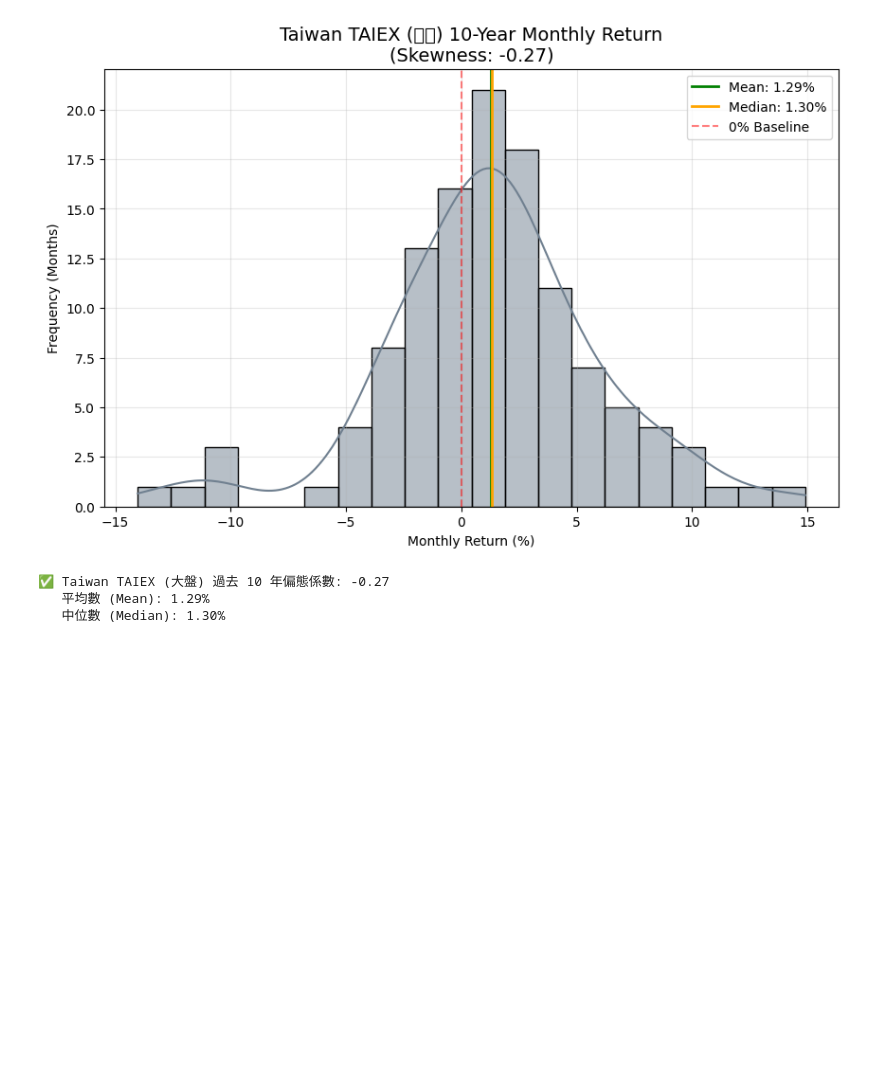
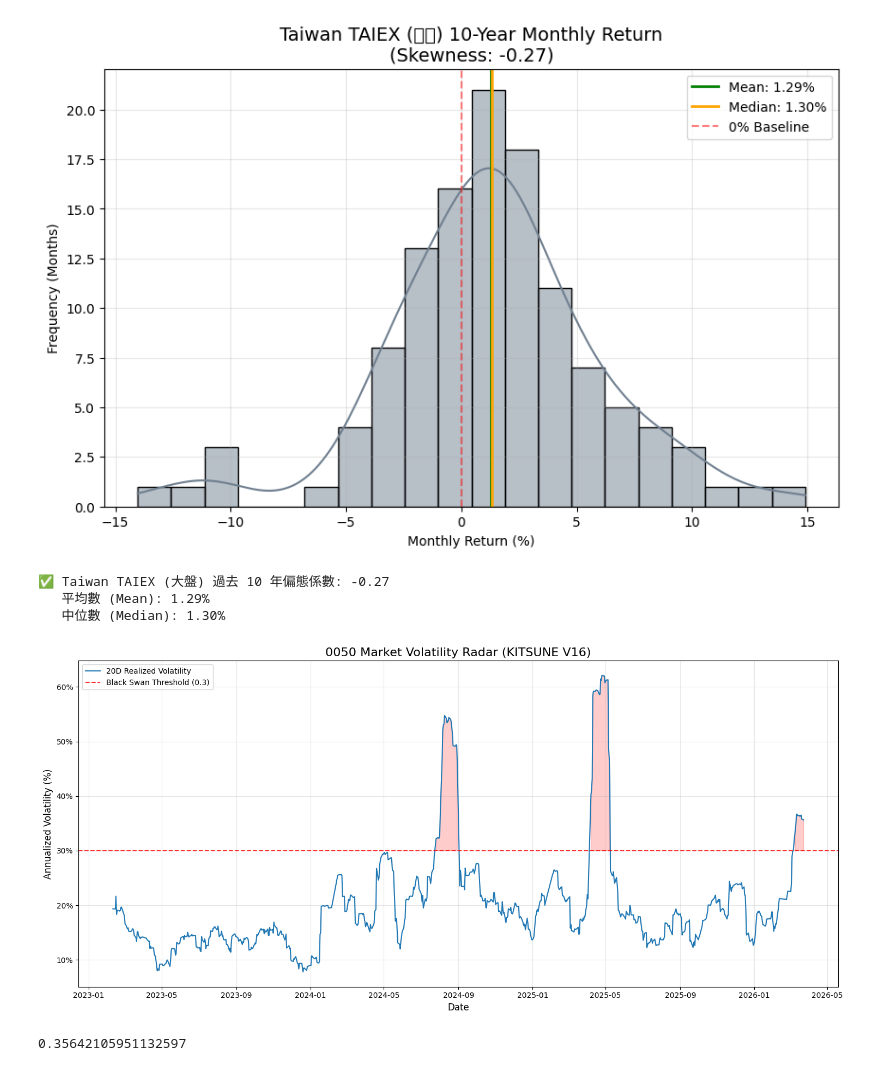
Before and after one commit to peter613/kitsune_stock_system, a Jupyter notebook: sandbox/test.ipynb, the cells around one changed output. Cells and saved outputs as stored; diff of their text form; code cells hidden in the pictures; blank space fills up the shorter version.

```diff
--- a/sandbox/test.ipynb
+++ b/sandbox/test.ipynb
@@ -181,3 +338,57 @@ if __name__ == '__main__':
 ✅ Taiwan TAIEX (大盤) 過去 10 年偏態係數: -0.27
    平均數 (Mean): 1.29%
    中位數 (Median): 1.30%
+# %%
+import pandas as pd
+import numpy as np
+import matplotlib.pyplot as plt
+import yfinance as yf
+
+# 1. 取得資料 (優先讀取你的本地 0050.csv，若無則從 yfinance 下載)
+try:
+    # 假設你的檔案路徑符合之前的設定
+    df_0050 = pd.read_csv(r"c:\Users\Lynn610\Documents\kitsune_stock_system\data\database\0050.csv") # 請根據實際路徑修改
+    df_0050['date'] = pd.to_datetime(df_0050['date'])
+    df_0050 = df_0050.sort_values('date').set_index('date')
+    price_col = 'price' if 'price' in df_0050.columns else 'close'
+except:
+    print("找不到本地檔案，改從 yfinance 下載最新資料...")
+    df_0050 = yf.download("0050.TW", start="2023-01-01")
+    price_col = 'Close'
+
+# 2. 計算波動率邏輯
+# 華爾街標準：日報酬標準差 * 根號 252 (一年交易日)
+df_0050['daily_return'] = df_0050[price_col].pct_change()
+df_0050['realized_vol'] = df_0050['daily_return'].rolling(window=20).std() * np.sqrt(252)
+
+# 3. 繪圖
+plt.figure(figsize=(15, 7))
+
+# 畫出波動率曲線
+plt.plot(df_0050.index, df_0050['realized_vol'], label='20D Realized Volatility', color='#1f77b4', linewidth=1.5)
+
+# 畫出 0.3 (30%) 的斷路器閾值
+plt.axhline(y=0.3, color='red', linestyle='--', alpha=0.8, label='Black Swan Threshold (0.3)')
+
+# 填色區塊 (超過 0.3 的區域)
+plt.fill_between(df_0050.index, df_0050['realized_vol'], 0.3,
+                 where=(df_0050['realized_vol'] >= 0.3), color='red', alpha=0.2)
+
+# 圖表美化
+plt.title('0050 Market Volatility Radar (KITSUNE V16)', fontsize=16)
+plt.ylabel('Annualized Volatility (%)', fontsize=12)
+plt.xlabel('Date', fontsize=12)
+plt.grid(True, alpha=0.3)
+plt.legend(loc='upper left')
+
+# 將 Y 軸顯示為百分比格式
+vals = plt.gca().get_yticks()
+plt.gca().set_yticklabels(['{:,.0%}'.format(x) for x in vals])
+
+plt.tight_layout()
+plt.show()
+
+print(df_0050['realized_vol'].iloc[-1])
+# %% [output]
+[figure, added]
+0.35642105951132597
```
Also changed, not shown: parts of 1 cell of this notebook, 11 other files.
